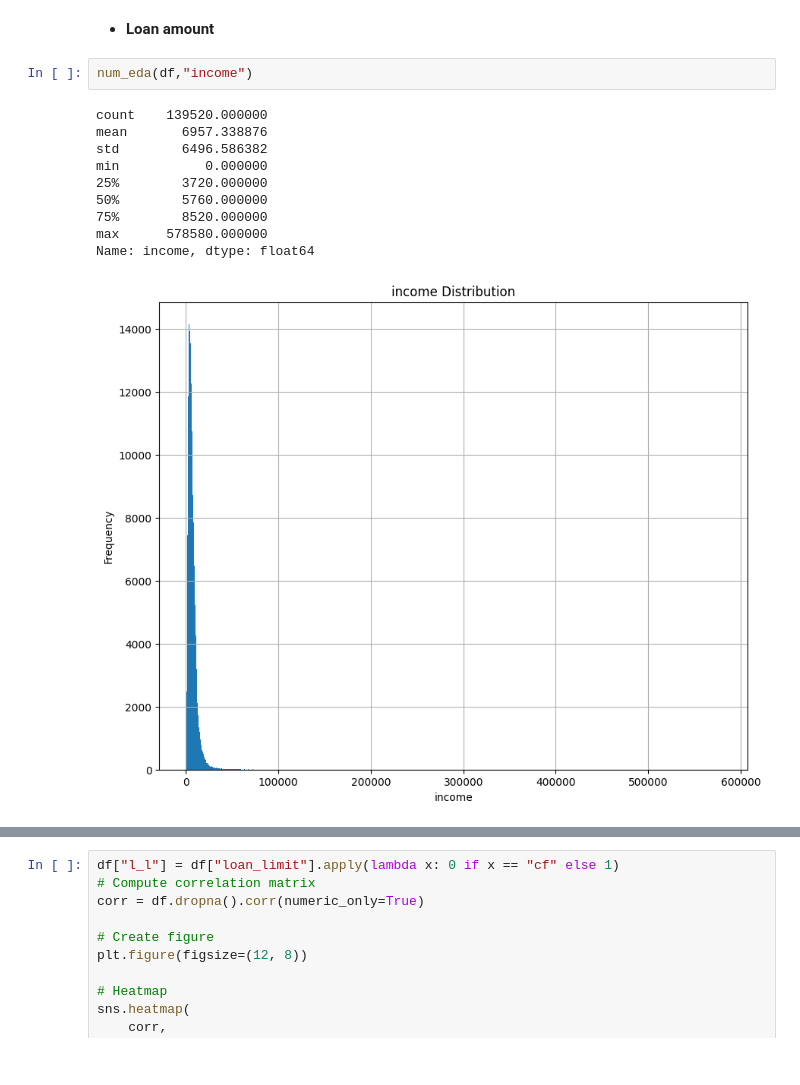
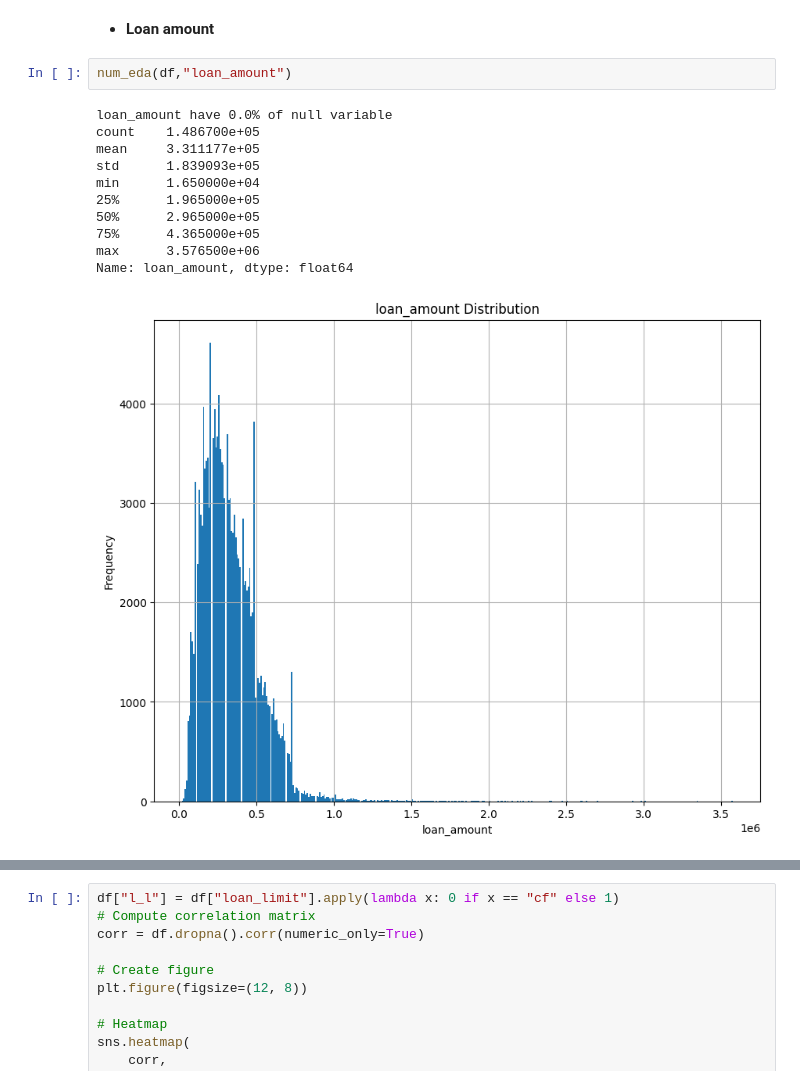
Before and after one commit to juniorskg/loan_default_prediction, a Jupyter notebook: notebooks/EDA.ipynb, the cells around one changed output, grey strips where cells are left out. Cells and saved outputs as stored; diff of their text form.

```diff
--- a/notebooks/EDA.ipynb
+++ b/notebooks/EDA.ipynb
@@ -246,15 +240,16 @@ Name: income, dtype: float64
 # %% [markdown]
 * **Loan amount**
 # %%
-num_eda(df,"income")
+num_eda(df,"loan_amount")
 # %% [output]
-count    139520.000000
-mean       6957.338876
-std        6496.586382
-min           0.000000
-25%        3720.000000
-50%        5760.000000
-75%        8520.000000
-max      578580.000000
-Name: income, dtype: float64
+loan_amount have 0.0% of null variable
+count    1.486700e+05
+mean     3.311177e+05
+std      1.839093e+05
+min      1.650000e+04
+25%      1.965000e+05
+50%      2.965000e+05
+75%      4.365000e+05
+max      3.576500e+06
+Name: loan_amount, dtype: float64
-[figure, old version]
+[figure, new version]
```
Also changed, not shown: parts of 57 cells of this notebook.
